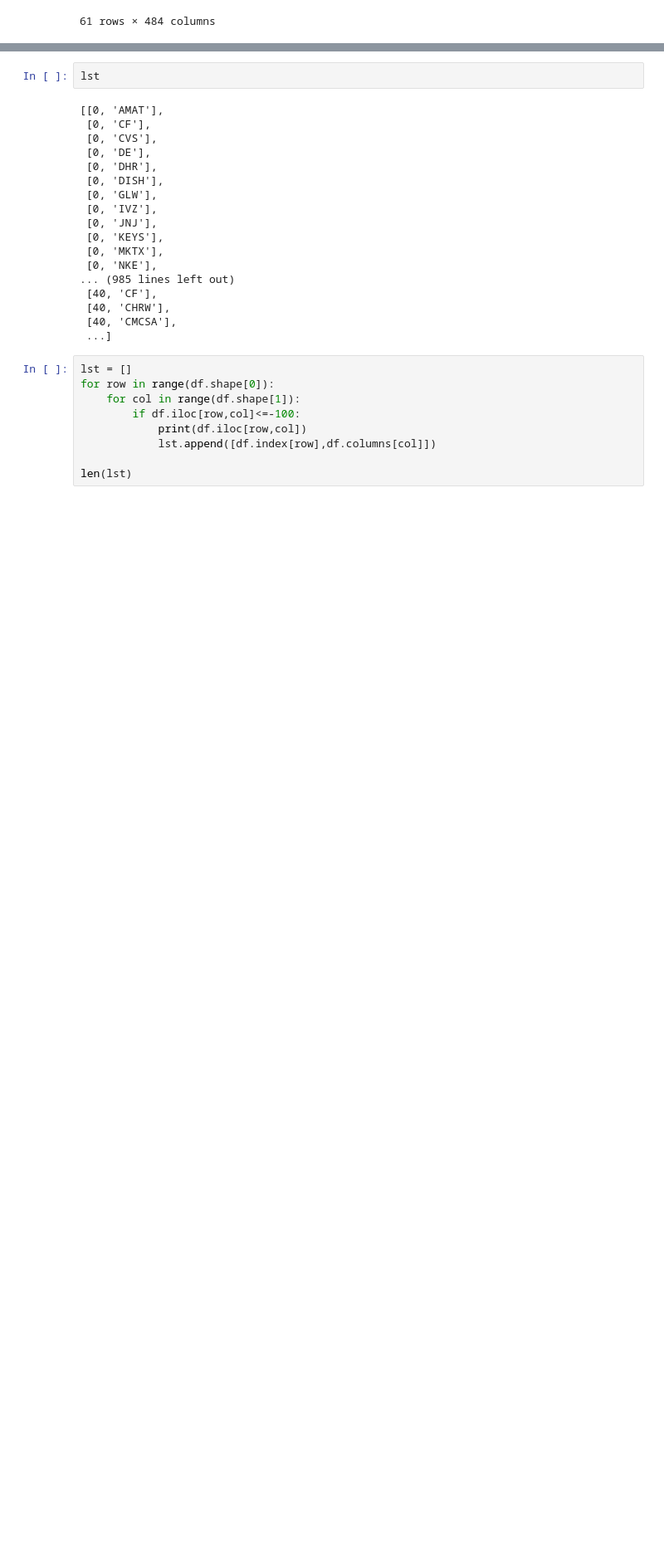
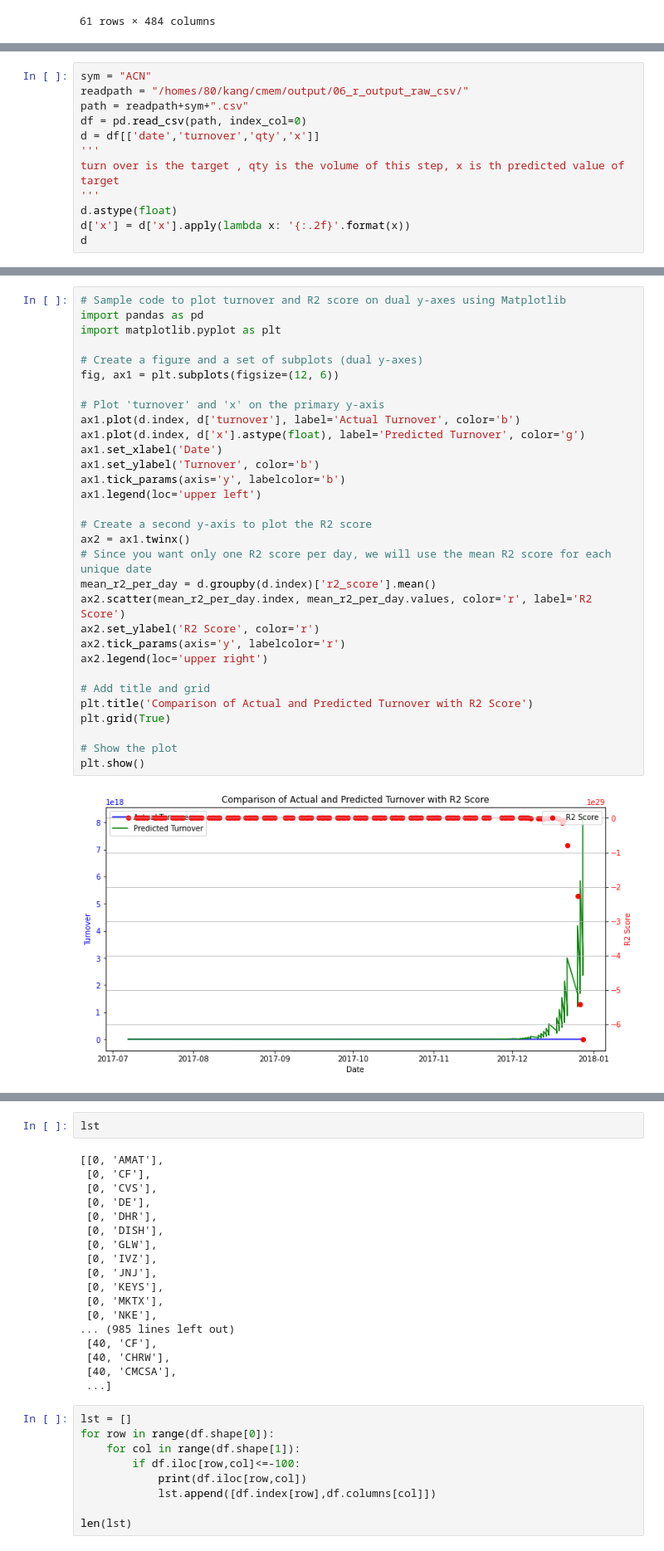
Before and after one commit to KangOxford/IntradayVoume, a Jupyter notebook: Untitled-1.ipynb, the cells around one changed output, grey strips where cells are left out. Shown at 83% size. Saved outputs shown, nothing was run; the diff lists cells and outputs as text; blank space fills up the shorter version.

```diff
--- a/Untitled-1.ipynb
+++ b/Untitled-1.ipynb
@@ -50,0 +74,12 @@ df.set_index("test_date")
+# %%
+sym = "ACN"
+readpath = "/homes/80/kang/cmem/output/06_r_output_raw_csv/"
+path = readpath+sym+".csv"
+df = pd.read_csv(path, index_col=0)
+d = df[['date','turnover','qty','x']]
+'''
+turn over is the target , qty is the volume of this step, x is th predicted value of target
+'''
+d.astype(float)
+d['x'] = d['x'].apply(lambda x: '{:.2f}'.format(x))
+d
@@ -50,0 +299,33 @@ df.set_index("test_date")
+# %%
+# Sample code to plot turnover and R2 score on dual y-axes using Matplotlib
+import pandas as pd
+import matplotlib.pyplot as plt
+
+# Create a figure and a set of subplots (dual y-axes)
+fig, ax1 = plt.subplots(figsize=(12, 6))
+
+# Plot 'turnover' and 'x' on the primary y-axis
+ax1.plot(d.index, d['turnover'], label='Actual Turnover', color='b')
+ax1.plot(d.index, d['x'].astype(float), label='Predicted Turnover', color='g')
+ax1.set_xlabel('Date')
+ax1.set_ylabel('Turnover', color='b')
+ax1.tick_params(axis='y', labelcolor='b')
+ax1.legend(loc='upper left')
+
+# Create a second y-axis to plot the R2 score
+ax2 = ax1.twinx()
+# Since you want only one R2 score per day, we will use the mean R2 score for each unique date
+mean_r2_per_day = d.groupby(d.index)['r2_score'].mean()
+ax2.scatter(mean_r2_per_day.index, mean_r2_per_day.values, color='r', label='R2 Score')
+ax2.set_ylabel('R2 Score', color='r')
+ax2.tick_params(axis='y', labelcolor='r')
+ax2.legend(loc='upper right')
+
+# Add title and grid
+plt.title('Comparison of Actual and Predicted Turnover with R2 Score')
+plt.grid(True)
+
+# Show the plot
+plt.show()
+# %% [output]
+[figure, added]
```
Also changed, not shown: parts of 18 cells of this notebook.
